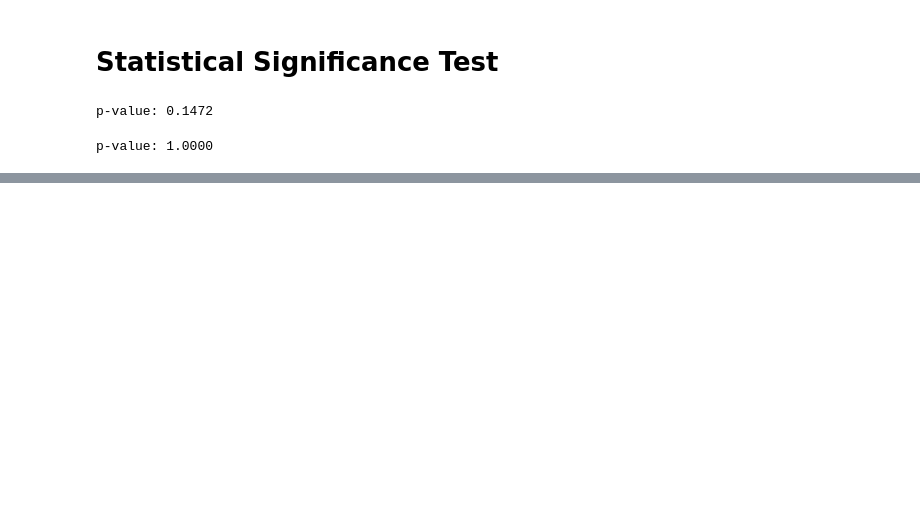
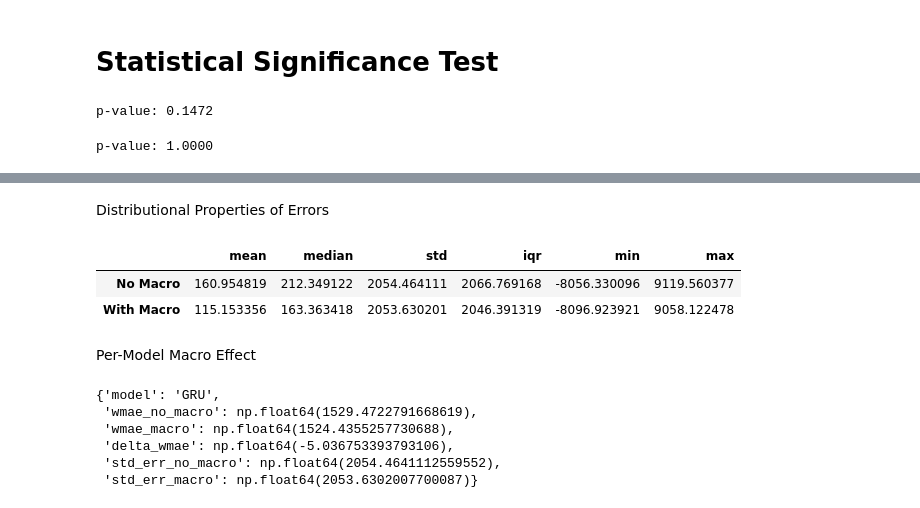
Before and after one commit to NichBry25/BitcoinPricePrediction, a Jupyter notebook: BTCForecasting_GRU.ipynb, the cells around one changed output, grey strips where cells are left out. Drawn from its saved outputs; the diff is of its cells as text; code cells hidden in the pictures; blank space fills up the shorter version.

```diff
--- a/BTCForecasting_GRU.ipynb
+++ b/BTCForecasting_GRU.ipynb
@@ -530,0 +567,26 @@ p-value: 1.0000
+# %% [markdown]
+Distributional Properties of Errors
+# %%
+def distribution_stats(errors):
+  return {
+      "mean": np.mean(errors),
+      "median": np.median(errors),
+      "std": np.std(errors),
+      "iqr": np.percentile(errors, 75) - np.percentile(errors, 25),
+      "min": np.min(errors),
+      "max": np.max(errors)
+  }
+# %%
+dist_no_macro = distribution_stats(err_no_macro)
+# %%
+dist_macro = distribution_stats(err_macro)
+# %%
+dist_df = pd.DataFrame([dist_no_macro, dist_macro], index=['No Macro', 'With Macro'])
+# %%
+dist_df
+# %% [output]
+|  | mean | median | std | iqr | min | max |
+| No Macro | 160.954819 | 212.349122 | 2054.464111 | 2066.769168 | -8056.330096 | 9119.560377 |
+| With Macro | 115.153356 | 163.363418 | 2053.630201 | 2046.391319 | -8096.923921 | 9058.122478 |
+# %% [markdown]
+Per-Model Macro Effect
@@ -530,0 +602,9 @@ p-value: 1.0000
+# %%
+gru_stat_results
+# %% [output]
+{'model': 'GRU',
+ 'wmae_no_macro': np.float64(1529.4722791668619),
+ 'wmae_macro': np.float64(1524.4355257730688),
+ 'delta_wmae': np.float64(-5.036753393793106),
+ 'std_err_no_macro': np.float64(2054.4641112559552),
+ 'std_err_macro': np.float64(2053.6302007700087)}
```
Also changed, not shown: parts of 19 cells of this notebook.
